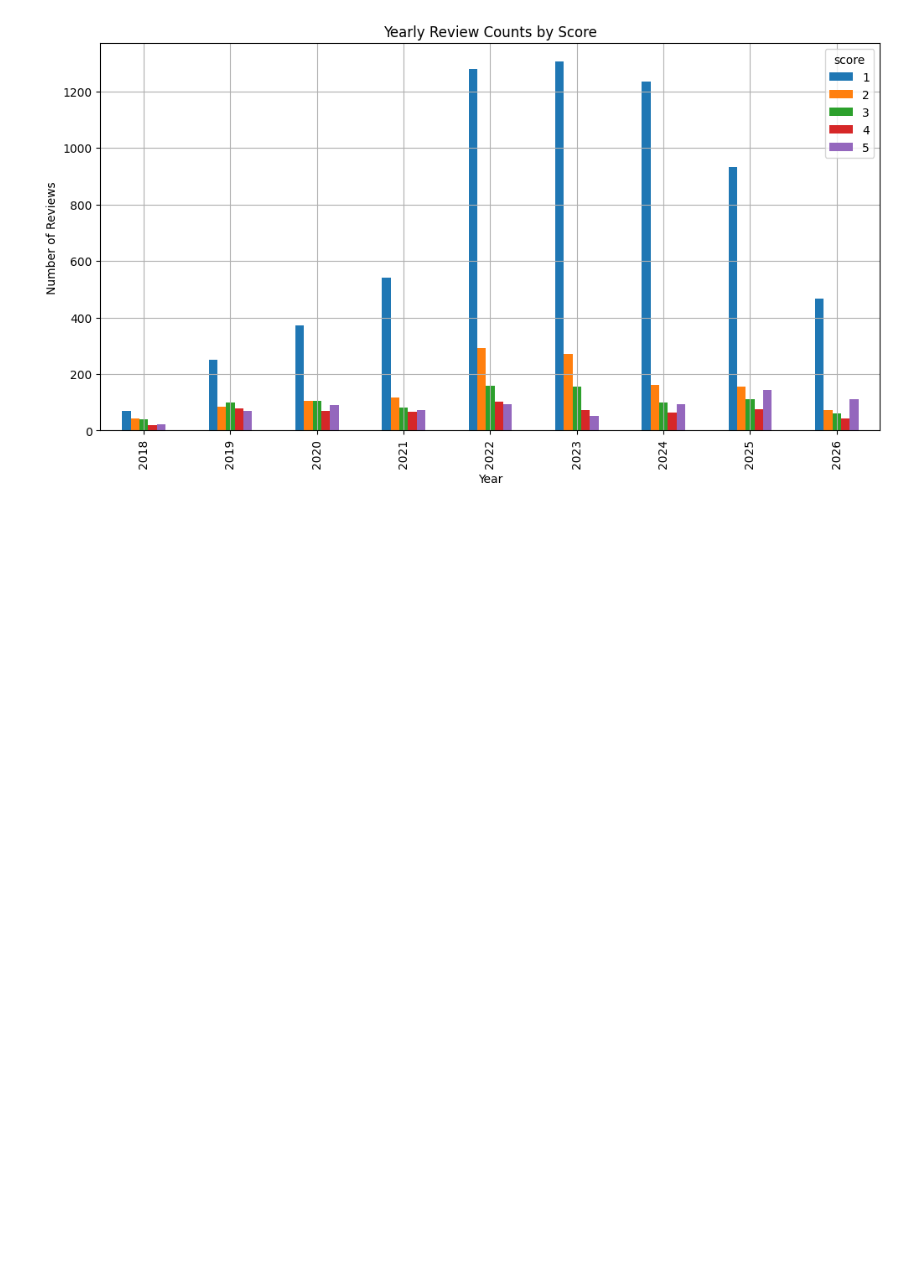
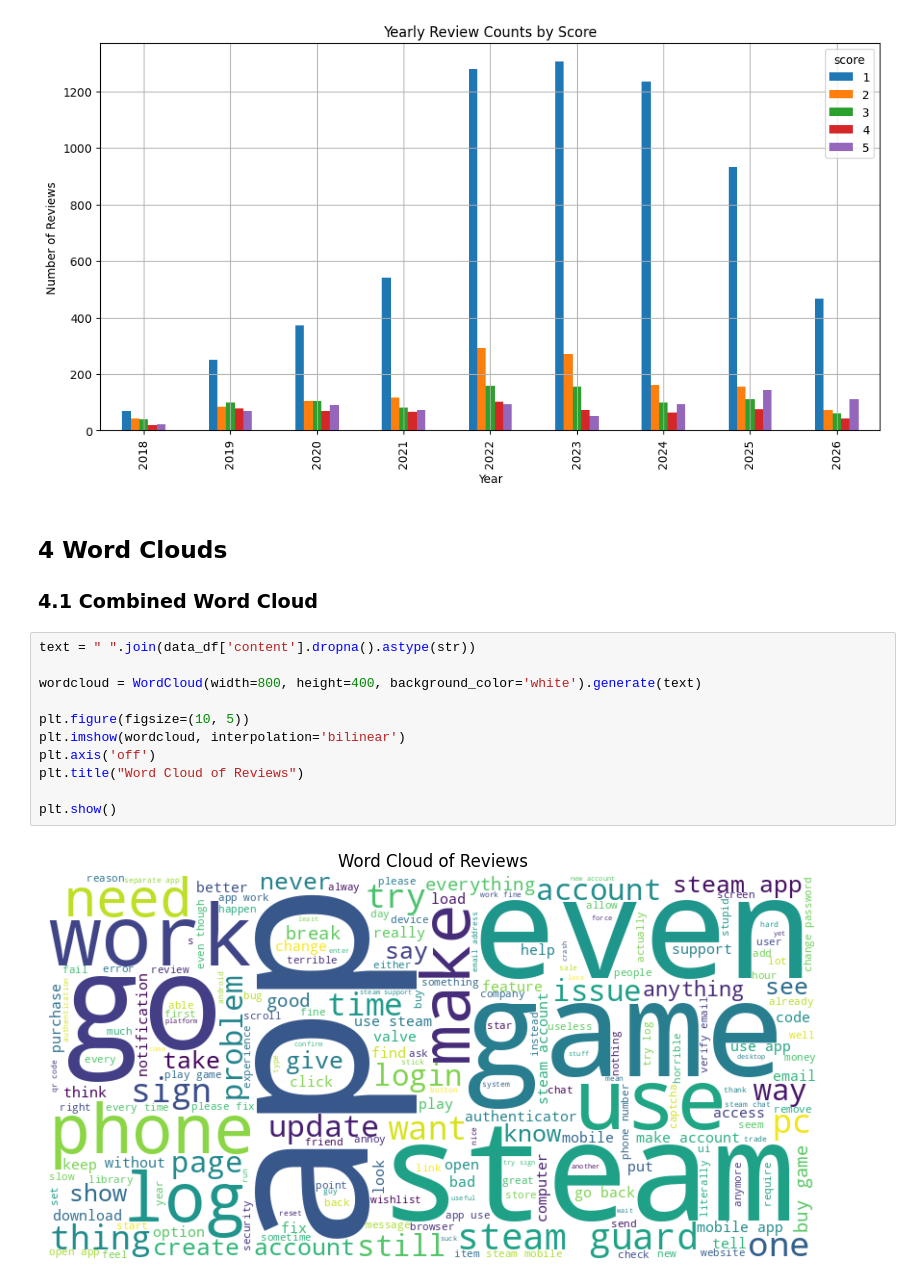
Before and after one commit to chiisana-riryi/pba-task-1a-individual, a Jupyter notebook: week4/task2/task2-2-reviews-per-year.ipynb, the cells around one changed output. Cells and saved outputs as stored; diff of their text form; blank space fills up the shorter version.

```diff
--- a/week4/task2/task2-2-reviews-per-year.ipynb
+++ b/week4/task2/task2-2-reviews-per-year.ipynb
@@ -70,3 +70,19 @@ plt.grid(True)
 plt.show()
 # %% [output]
 [figure]
+# %% [markdown]
+## 4 Word Clouds
+### 4.1 Combined Word Cloud
+# %%
+text = " ".join(data_df['content'].dropna().astype(str))
+
+wordcloud = WordCloud(width=800, height=400, background_color='white').generate(text)
+
+plt.figure(figsize=(10, 5))
+plt.imshow(wordcloud, interpolation='bilinear')
+plt.axis('off')
+plt.title("Word Cloud of Reviews")
+
+plt.show()
+# %% [output]
+[figure, added]
```
Also changed, not shown: parts of 4 cells of this notebook, 4 other files.
